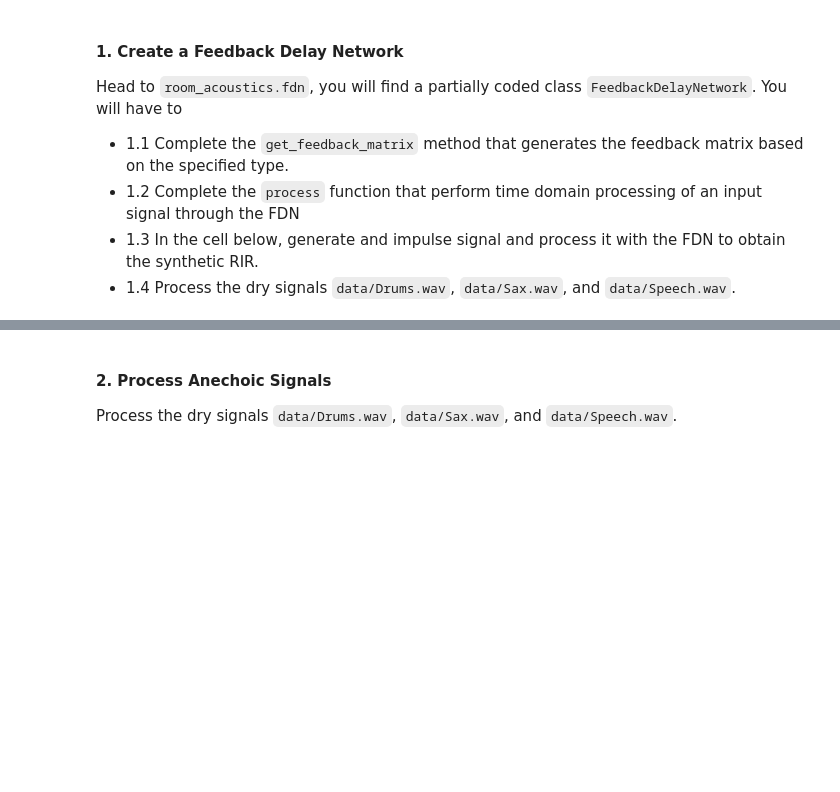
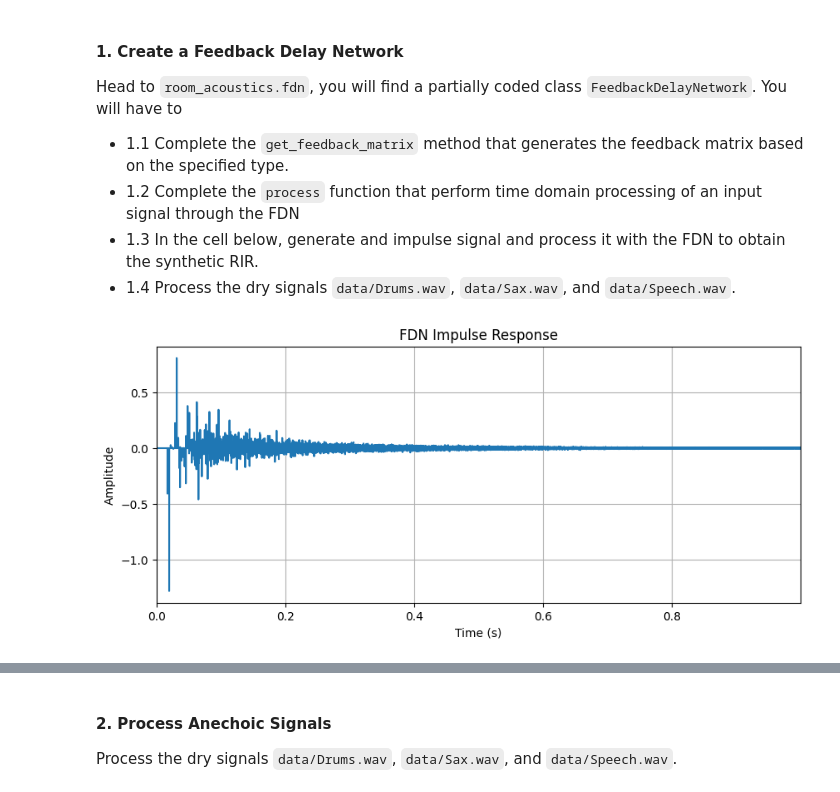
Before and after one commit to orchidas/VAIAWorkshop25Public, a Jupyter notebook: notebooks/lecture03.ipynb, the cells around one changed output, grey strips where cells are left out. Cells and saved outputs as stored; diff of their text form; code cells hidden in the pictures; blank space fills up the shorter version.

```diff
--- a/notebooks/lecture03.ipynb
+++ b/notebooks/lecture03.ipynb
@@ -31,16 +31,19 @@ Head to `room_acoustics.fdn`, you will find a partially coded class `FeedbackDel
 # %%
 # --- FDN Impulse Response ---
 fs = 48000
 fdn = FeedbackDelayNetwork(
     sample_rate = fs,
     delay_lengths=[809, 877, 937, 1049, 1151, 1249, 1373, 1499],
     feedback_matrix_type='random',
     t60 = 2.0
 )
 
-### WRITE YOUR CODE HERE ###
 # generate an impulse signal
+input_signal = np.zeros((fs, ))
+input_signal[0] = 1.0
 
 fdn.process(input_signal)
 plot_time_domain(fdn.output, fs=fs, title='FDN Impulse Response')
 ipd.display(ipd.Audio(fdn.output, rate=fs))
+# %% [output]
+[figure, added]
```
Also changed, not shown: parts of 2 cells of this notebook, 2 other files.
